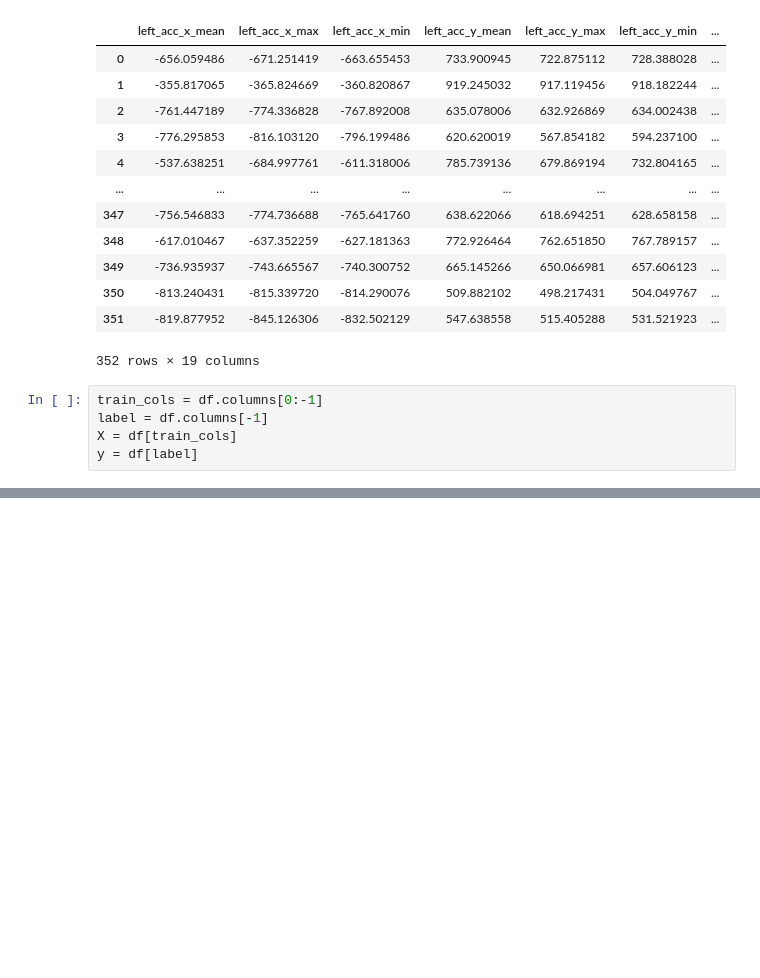
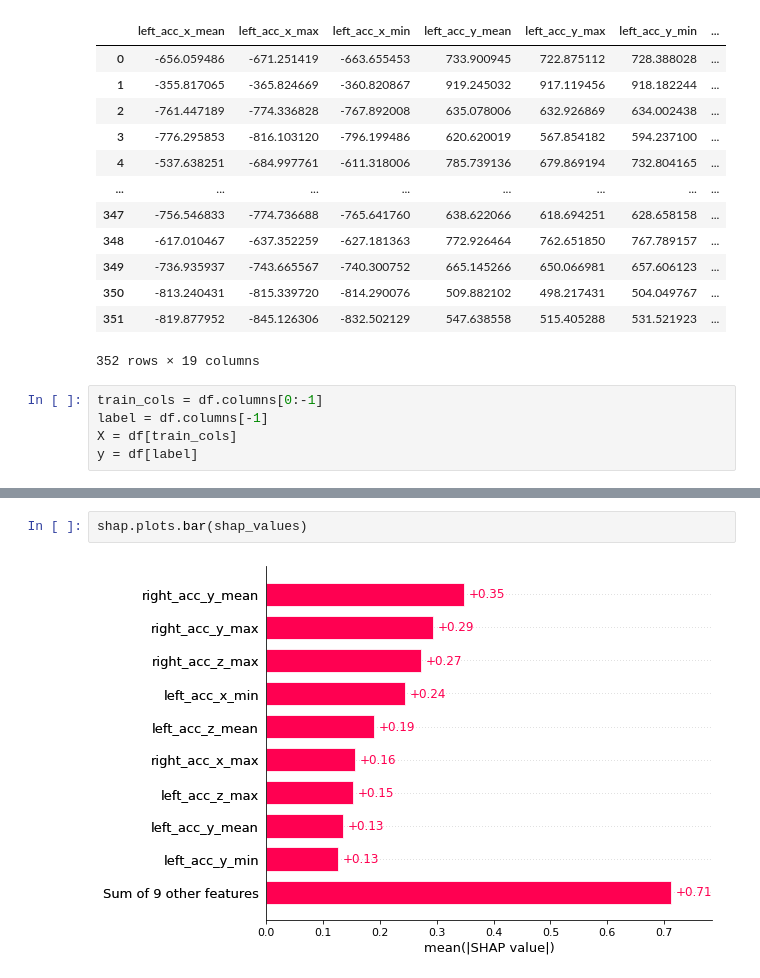
Before and after one commit to MachineLs/IMU-data-and-feature-engineering, a Jupyter notebook: explanableAI/sharp.ipynb, the cells around one changed output, grey strips where cells are left out. Cells and saved outputs as stored; diff of their text form; blank space fills up the shorter version.

```diff
--- a/explanableAI/sharp.ipynb
+++ b/explanableAI/sharp.ipynb
@@ -66,0 +71,4 @@ ntree_limit is deprecated, use `iteration_range` or model slicing instead.
+# %%
+shap.plots.bar(shap_values)
+# %% [output]
+[figure, added]
```
Also changed, not shown: parts of 12 cells of this notebook, 7 other files.
